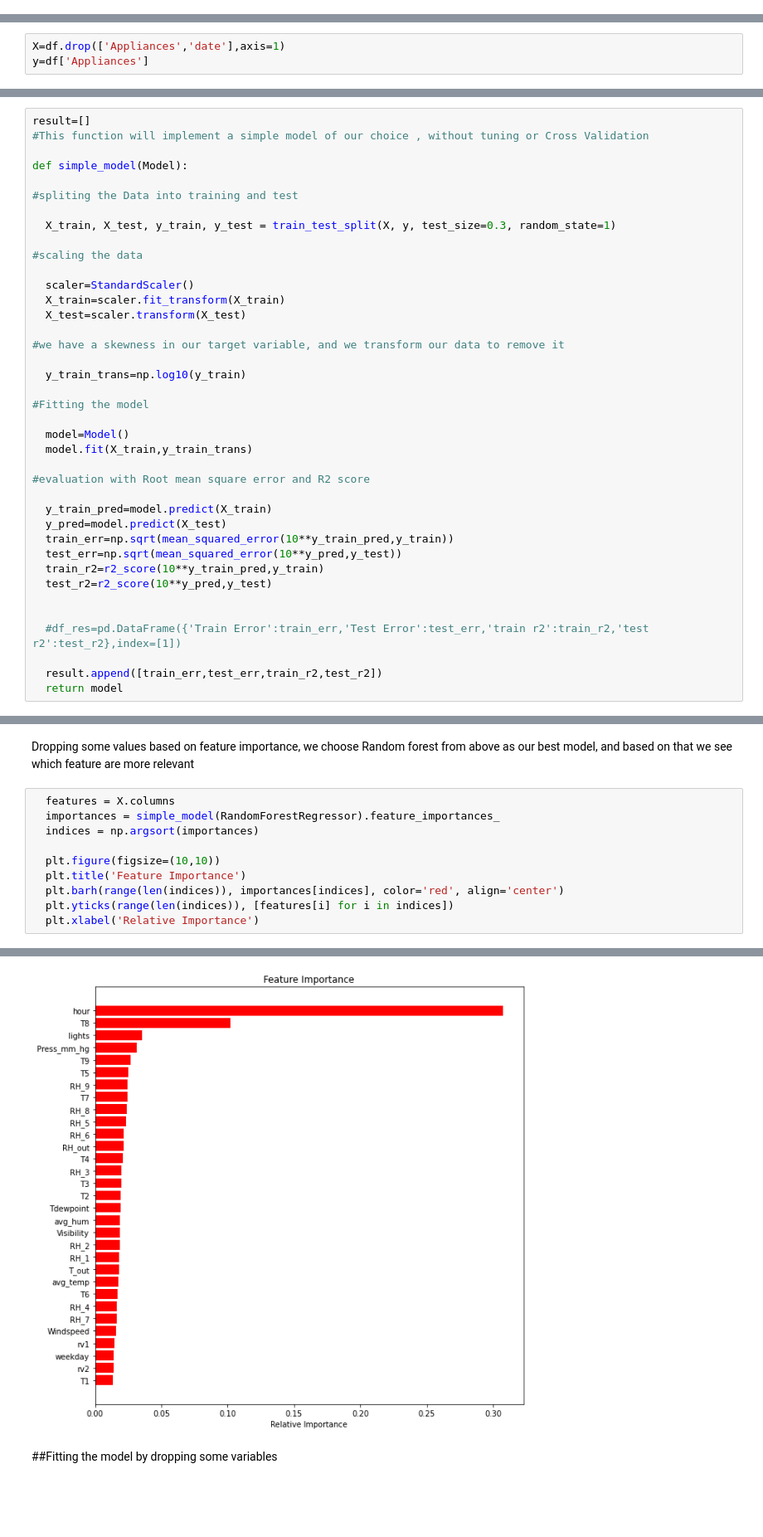
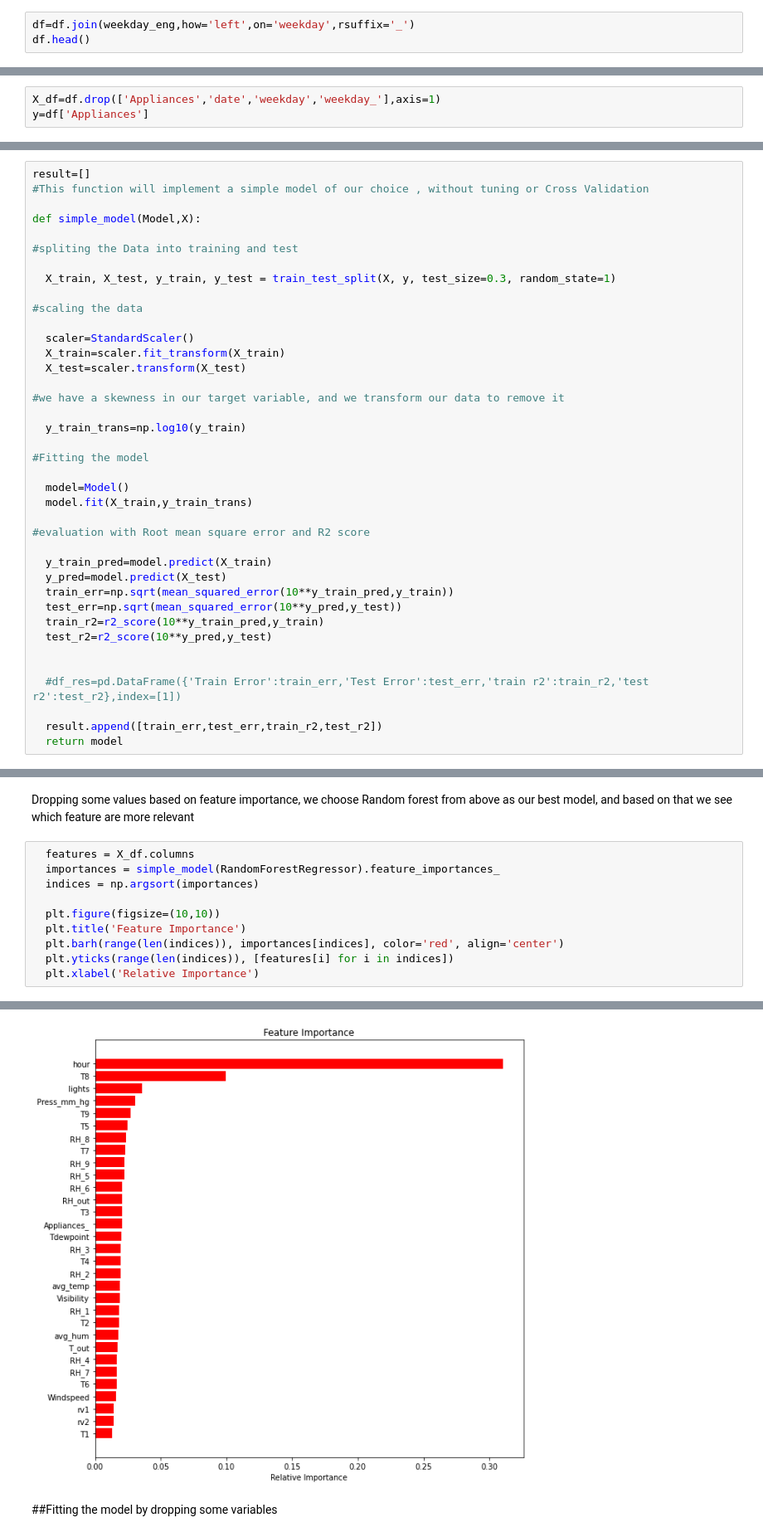
Before and after one commit to Shubhankitsirvaiya/Appliance-Energy-Prediction, a Jupyter notebook: Capstone_Project_Regression.ipynb, the cells around one changed output, grey strips where cells are left out. Shown at 83% size. Cells and saved outputs as stored; diff of their text form; blank space fills up the shorter version.

```diff
--- a/Capstone_Project_Regression.ipynb
+++ b/Capstone_Project_Regression.ipynb
@@ -395,3 +419,6 @@ App_corr
 | 22 | RH_out | -0.252696 |
 # %% [markdown]
 This way we can get the features which are most correlated with our target variable
+# %%
+df=df.join(weekday_eng,how='left',on='weekday',rsuffix='_')
+df.head()
@@ -398,5 +432,5 @@ This way we can get the features which are most correlated with our target varia
 # %% [markdown]
 #Preparing the Data
 # %%
-X=df.drop(['Appliances','date'],axis=1)
+X_df=df.drop(['Appliances','date','weekday','weekday_'],axis=1)
 y=df['Appliances']
@@ -408,7 +458,7 @@ y=df['Appliances']
 result=[]
 #This function will implement a simple model of our choice , without tuning or Cross Validation
 
-def simple_model(Model):
+def simple_model(Model,X):
 
 #spliting the Data into training and test
 
@@ -477,18 +517,18 @@ eval_data()
 # %% [markdown]
 Dropping some values based on feature importance, we choose Random forest from above as our best model, and based on that we see which feature are more relevant
 # %%
-  features = X.columns
+  features = X_df.columns
   importances = simple_model(RandomForestRegressor).feature_importances_
   indices = np.argsort(importances)
 
   plt.figure(figsize=(10,10))
   plt.title('Feature Importance')
   plt.barh(range(len(indices)), importances[indices], color='red', align='center')
   plt.yticks(range(len(indices)), [features[i] for i in indices])
   plt.xlabel('Relative Importance')
 # %% [output]
 Text(0.5, 0, 'Relative Importance')
-[figure, old version]
+[figure, new version]
 # %% [markdown]
 ##Fitting the model by dropping some variables
 # %% [markdown]
```
Also changed, not shown: parts of 21 cells of this notebook.
